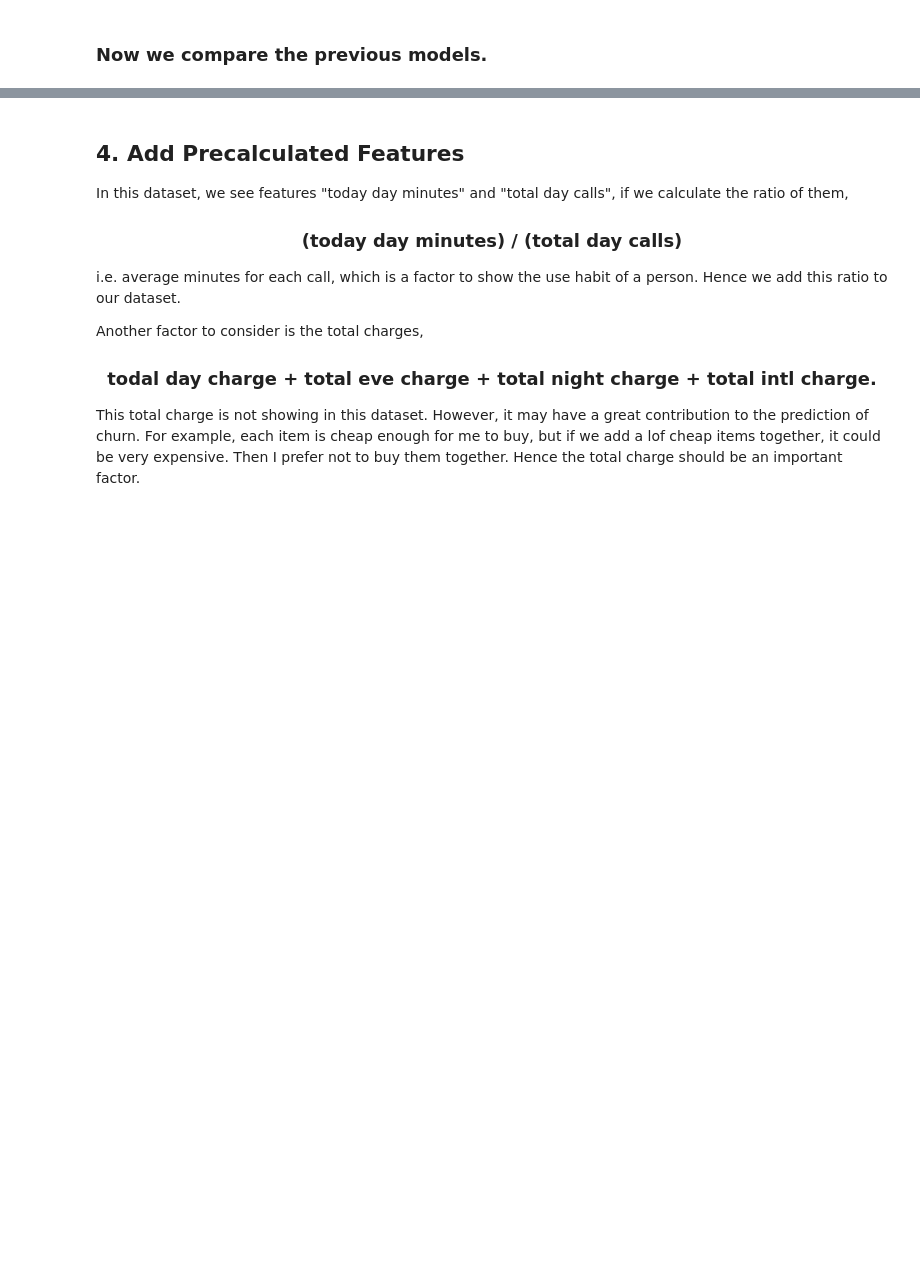
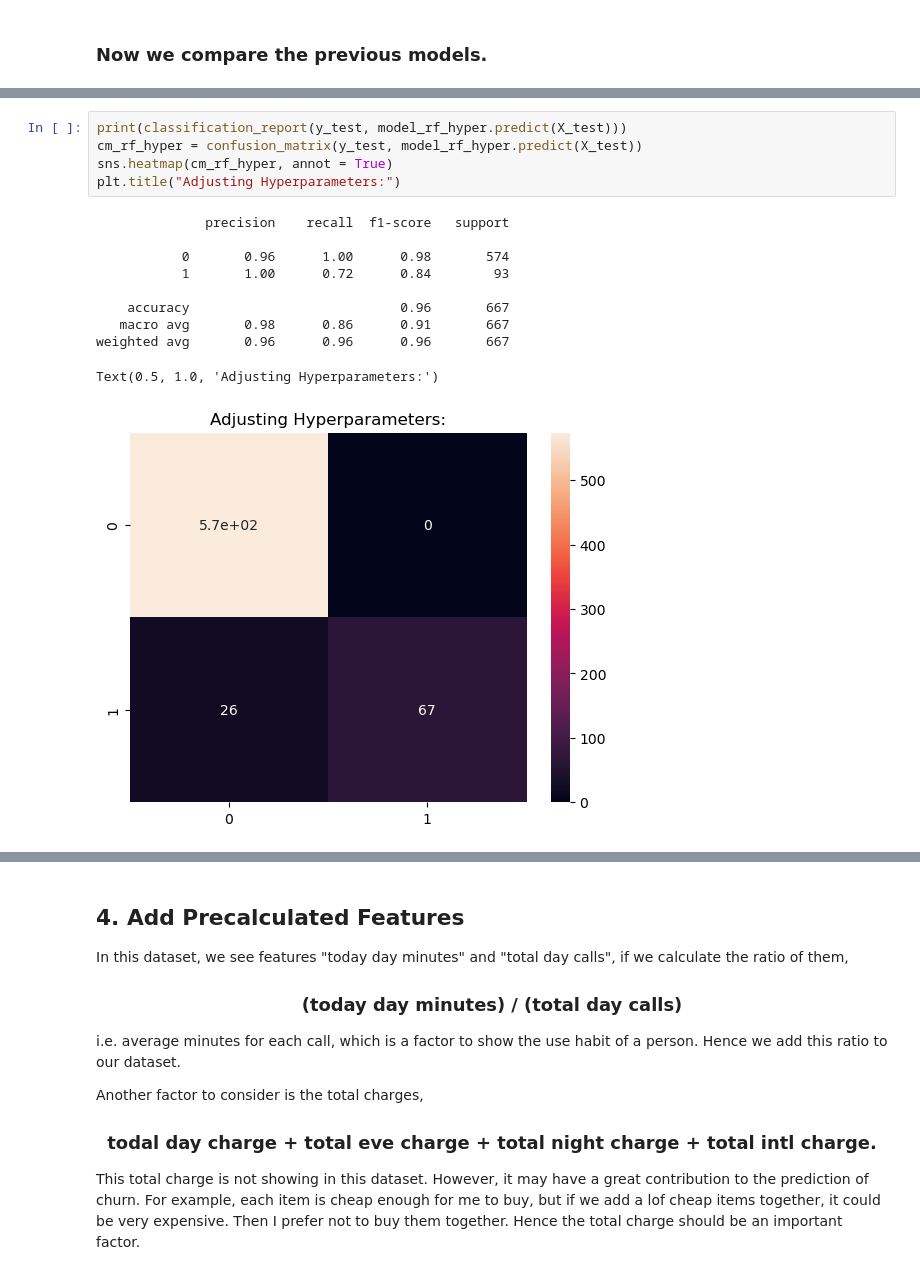
Before and after one commit to xianchangmeng/Predict-Customer-Churn, a Jupyter notebook: Improve predictions on customer churn.ipynb, the cells around one changed output, grey strips where cells are left out. Cells and saved outputs as stored; diff of their text form; blank space fills up the shorter version.

```diff
--- a/Improve predictions on customer churn.ipynb
+++ b/Improve predictions on customer churn.ipynb
@@ -453,0 +433,16 @@ plt.show()
+# %%
+print(classification_report(y_test, model_rf_hyper.predict(X_test)))
+cm_rf_hyper = confusion_matrix(y_test, model_rf_hyper.predict(X_test))
+sns.heatmap(cm_rf_hyper, annot = True)
+plt.title("Adjusting Hyperparameters:")
+# %% [output]
+              precision    recall  f1-score   support
+
+           0       0.96      1.00      0.98       574
+           1       1.00      0.72      0.84        93
+
+    accuracy                           0.96       667
+   macro avg       0.98      0.86      0.91       667
+weighted avg       0.96      0.96      0.96       667
+Text(0.5, 1.0, 'Adjusting Hyperparameters:')
+[figure, added]
```
Also changed, not shown: parts of 50 cells of this notebook.
